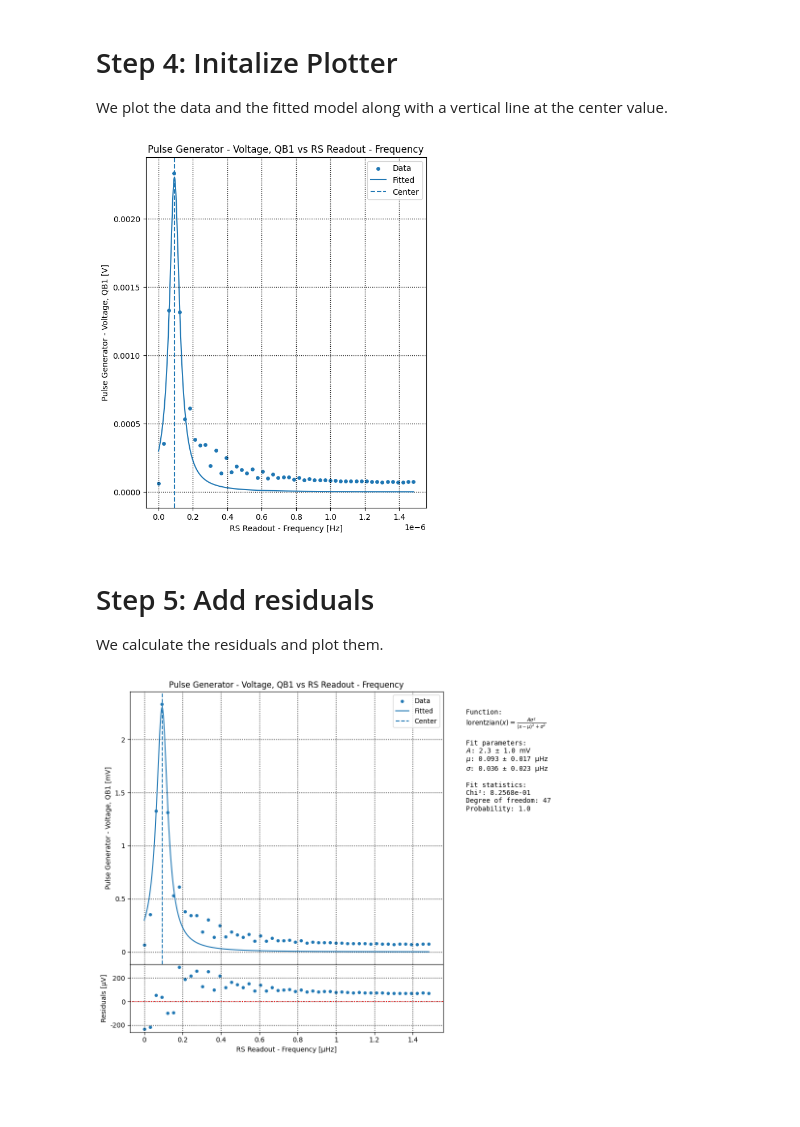
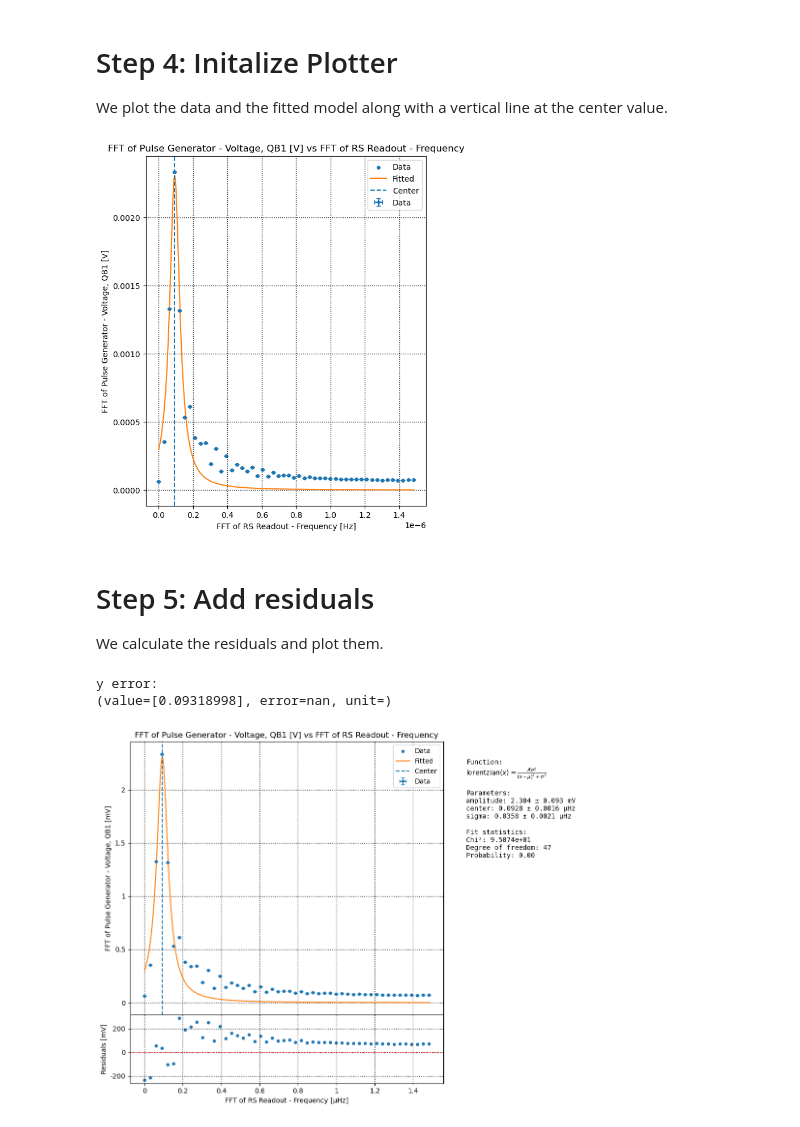
Before and after one commit to cqed-at-qdev/DataAnalyzer, a Jupyter notebook: docs/example_notebooks/example_fitter/example_fft.ipynb, the cells around one changed output. Cells and saved outputs as stored; diff of their text form; code cells hidden in the pictures; blank space fills up the shorter version.

```diff
--- a/docs/example_notebooks/example_fitter/example_fft.ipynb
+++ b/docs/example_notebooks/example_fitter/example_fft.ipynb
@@ -31,7 +31,7 @@ We initialize the Fitter and defines the function for fitting. Then we do the fi
 func = fitmodels.LorentzianModel()
 
 # Initialize fitter
-fit = Fitter(x=freq, y=pulse.real.fft, func=func)
+fit = Fitter(x=freq.fftfreq, y=pulse.real.fft, model=func)
 
 # Fit data
 freq_fit, pulse_fit, params, report = fit.do_fit()
@@ -41,24 +41,31 @@ We plot the data and the fitted model along with a vertical line at the center v
 # %%
 # Initialize plotter
 plot = Plotter()
 
 # Add data
 plot.scatter(freq.fftfreq, pulse.real.fft, label="Data")
+plot.errorbar(freq.fftfreq, pulse.real.fft, yerr=0, label="Data")
 plot.plot(x=freq_fit, y=pulse_fit, label="Fitted")
 
 # Add center
 plot.axvline(params["center"]["value"], label="Center")
 # %% [output]
-[figure, old version]
+[figure, new version]
 # %% [markdown]
 # Step 5: Add residuals
 We calculate the residuals and plot them.
+# %%
+fit.minuit.migrad()
+fit.yerr
+# %% [output]
+y error:
+(value=[0.09318998], error=nan, unit=)
 # %%
 # Calculate residuals
-residuals = fit.get_residuals()
+x_res, y_res = fit.get_residuals()
 
 # Add residuals
-plot.add_xresiuals(freq, residuals)
+plot.add_xresiuals(x_res, y_res)
 
 # Add report to plot (metadata)
 plot.add_metadata(report)
@@ -66,4 +73,4 @@ plot.add_metadata(report)
 # Show plot
 plot.show()
 # %% [output]
-[figure, old version]
+[figure, new version]
```
Also changed, not shown: parts of 1 cell of this notebook, 23 other files.
